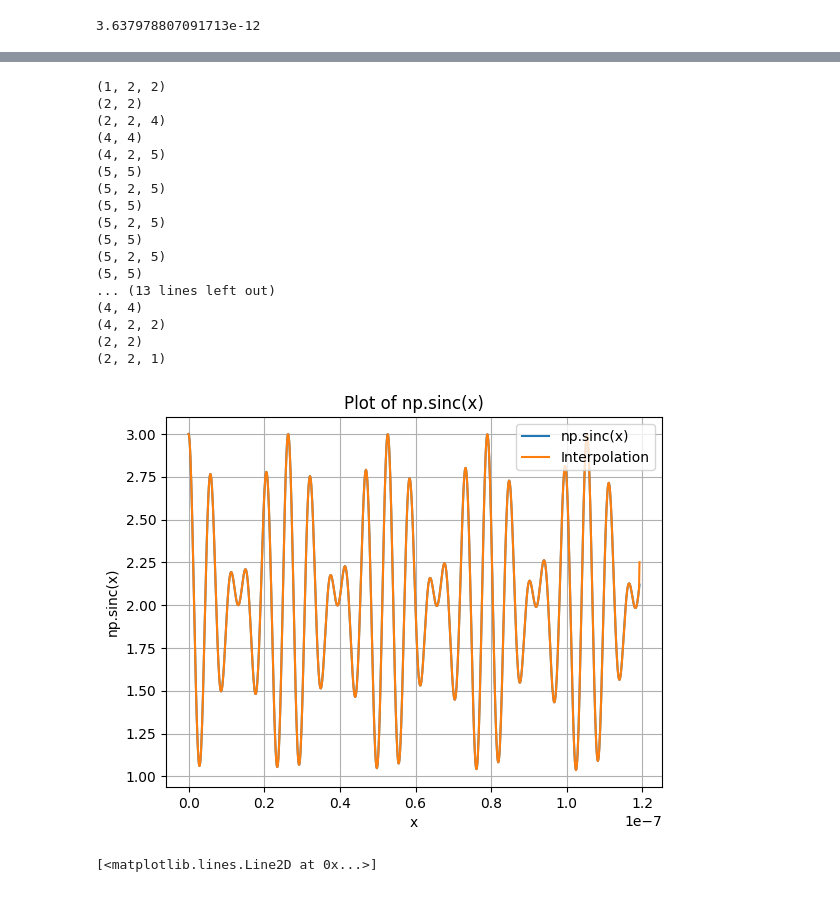
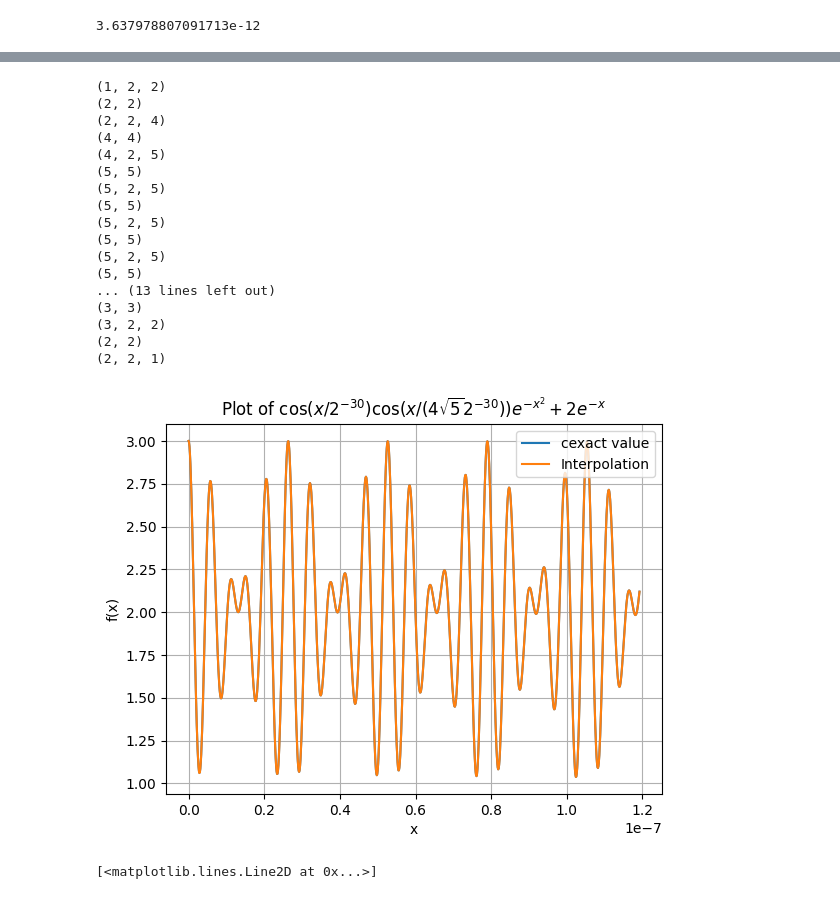
Before and after one commit to pau-torrente/py_ttcross, a Jupyter notebook: tt_cross/python_notebooks/greedy_cross.ipynb, the cells around one changed output, grey strips where cells are left out. Saved outputs shown, nothing was run; the diff lists cells and outputs as text; code cells hidden in the pictures.

Commit message:
Fixed 1-d interpolator divergence and updated notebooks

```diff
--- a/tt_cross/python_notebooks/greedy_cross.ipynb
+++ b/tt_cross/python_notebooks/greedy_cross.ipynb
@@ -159,16 +172,15 @@ for i in range(num_var - 1):
 # %% [markdown]
 ## 1D Interpolator
 # %%
-def custom_func(x):
+def test_func(x):
     B = 2 ** (-30)
     return np.cos(x / B) * np.cos(x / (4 * np.sqrt(5) * B)) * np.exp(-(x**2)) + 2 * np.exp(-x)
 # %%
 interval = [0, 2 ** (-23)]
 d = 15
 
-
-sinc_interpolator = one_dim_function_interpolator(
-    func=custom_func,
+test_interpolator = greedy_one_dim_func_interpolator(
+    func=test_func,
     interval=interval,
     d=d,
     complex_function=False,
@@ -190,5 +229,5 @@ sinc_interpolator.interpolate(
 # %%
-for tensor in sinc_interpolator.interpolation:
+for tensor in test_interpolator.interpolation:
     print(tensor.shape)
 # %% [output]
 (1, 2, 2)
@@ -204,26 +243,28 @@ for tensor in sinc_interpolator.interpolation:
 (5, 2, 5)
 (5, 5)
 ... (13 lines left out)
-(4, 4)
-(4, 2, 2)
+(3, 3)
+(3, 2, 2)
 (2, 2)
 (2, 2, 1)
 # %%
 import matplotlib.pyplot as plt
 
 x = np.linspace(0, 2 ** (-23), 1000)
-y = custom_func(x)
-interpolation = np.array([sinc_interpolator.eval(x_i) for x_i in x])
 
-plt.plot(x, y, label="np.sinc(x)")
+y = [test_func(x_i) for x_i in x]
+
+interpolation = np.array([test_interpolator.eval(x_i) for x_i in x])
+
+plt.plot(x, y, label="cexact value")
 plt.plot(x, interpolation, label="Interpolation")
 
 plt.xlabel("x")
-plt.ylabel("np.sinc(x)")
-plt.title("Plot of np.sinc(x)")
+plt.ylabel("f(x)")
+plt.title("Plot of $\cos(x / 2^{-30})\cos(x / (4\sqrt{5}2^{-30}))e^{-x^2} + 2e^{-x}$")
 plt.legend()
 plt.grid(True)
 plt.show()
 # %% [output]
-[figure, old version]
+[figure, new version]
 # %%
```
Also changed, not shown: parts of 12 cells of this notebook, 6 other files.
